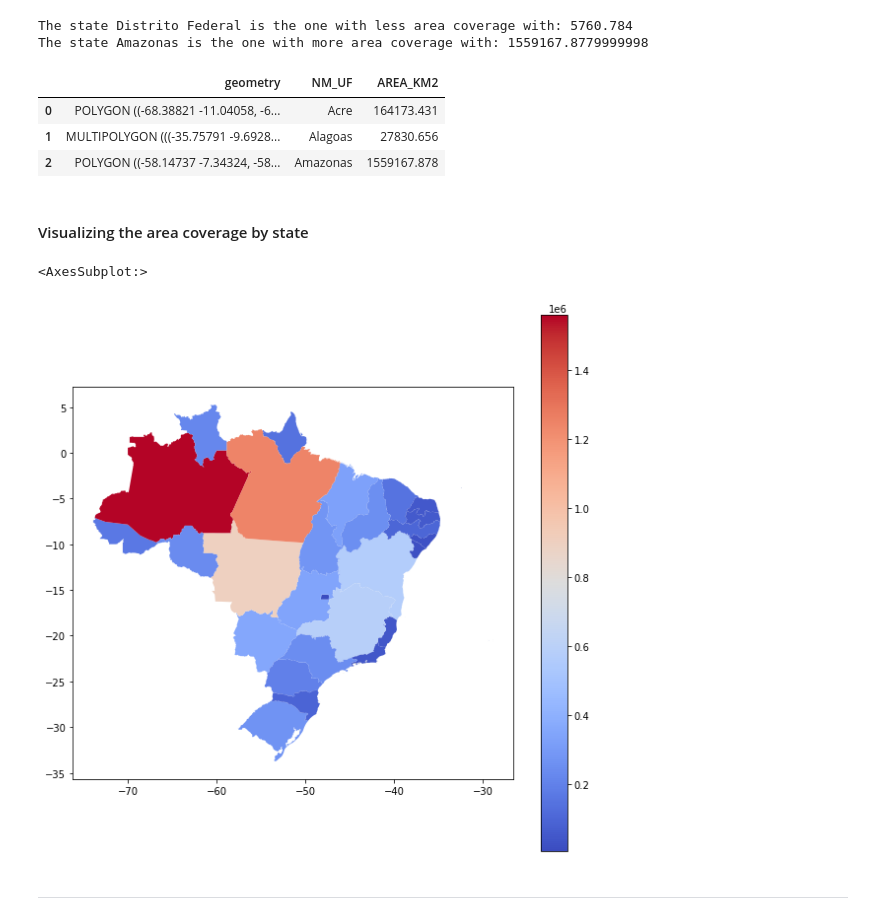
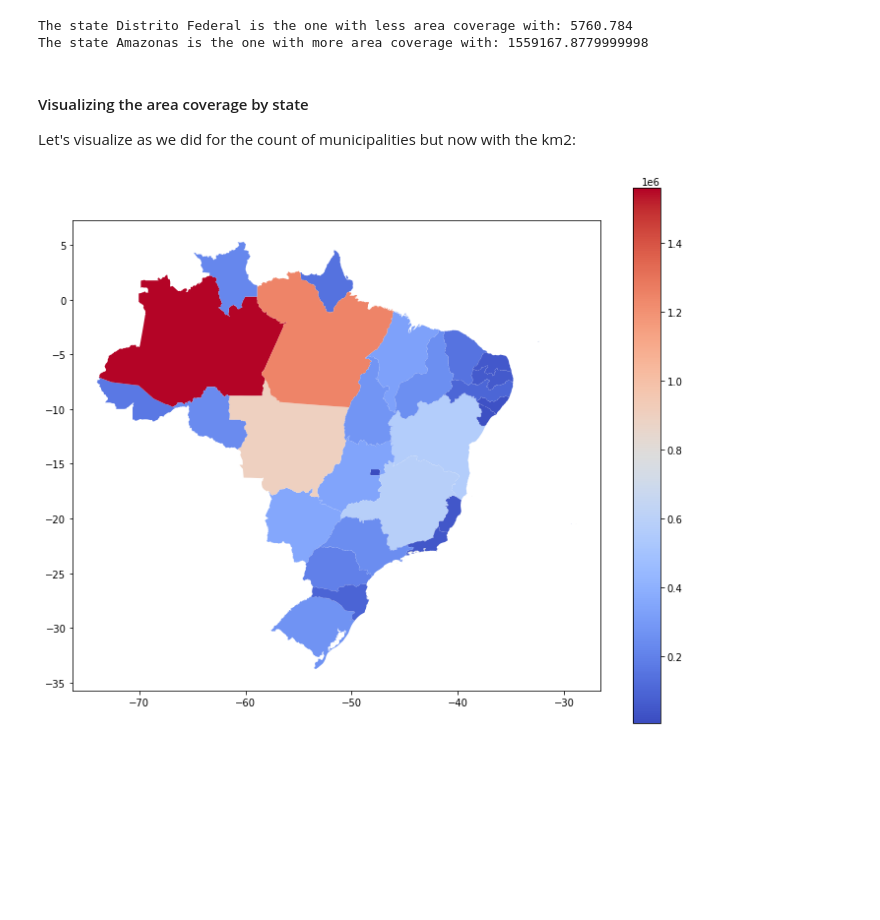
Before and after one commit to rfelipesilva/jupyternotebook-IBGEAreasAnalysis-python38, a Jupyter notebook: src/IBGE_Areas_Analysis.ipynb, the cells around one changed output. Cells and saved outputs as stored; diff of their text form; code cells hidden in the pictures; blank space fills up the shorter version.

```diff
--- a/src/IBGE_Areas_Analysis.ipynb
+++ b/src/IBGE_Areas_Analysis.ipynb
@@ -125,5 +185,5 @@ Here we'll create a new dataframe for each state and not for municipalitites any
 # %%
-data_to_dissolve = data[['SIGLA_UF','NM_UF','geometry']] #data to solve the polygons by state
+data_to_dissolve = data[['SIGLA_UF', 'NM_UF', 'NM_MUN', 'geometry']] #data to solve the polygons by state
 data_uf = data_to_dissolve.dissolve(by='SIGLA_UF') #solving the polygons by state
 # %%
 data_uf.head(3)
@@ -277,18 +272,11 @@ The state Amazonas is the one with more area coverage with: 1559167.8779999998
 area_coverage_sum_by_state = data.groupby('NM_UF')['AREA_KM2'].sum()
 # %%
 data_uf = pd.merge(data_uf, area_coverage_sum_by_state, left_on='NM_UF', right_on='NM_UF') #merging information to plot
-data_uf.head(3)
-# %% [output]
-|  | geometry | NM_UF | AREA_KM2 |
-| 0 | POLYGON ((-68.38821 -11.04058, -6... | Acre | 164173.431 |
-| 1 | MULTIPOLYGON (((-35.75791 -9.6928... | Alagoas | 27830.656 |
-| 2 | POLYGON ((-58.14737 -7.34324, -58... | Amazonas | 1559167.878 |
 # %% [markdown]
 #### Visualizing the area coverage by state
+Let's visualize as we did for the count of municipalities but now with the km2:
 # %%
-data_uf.plot(column='AREA_KM2', figsize=(10,10), legend=True, cmap='coolwarm')
+data_uf.plot(column='AREA_KM2', figsize=(12,10), legend=True, cmap='coolwarm')
+plt.show()
 # %% [output]
-<AxesSubplot:>
-[figure, old version]
+[figure, new version]
-# %% [markdown]
-______________________________________________________________________________________
```
Also changed, not shown: parts of 46 cells of this notebook, 2 other files.
